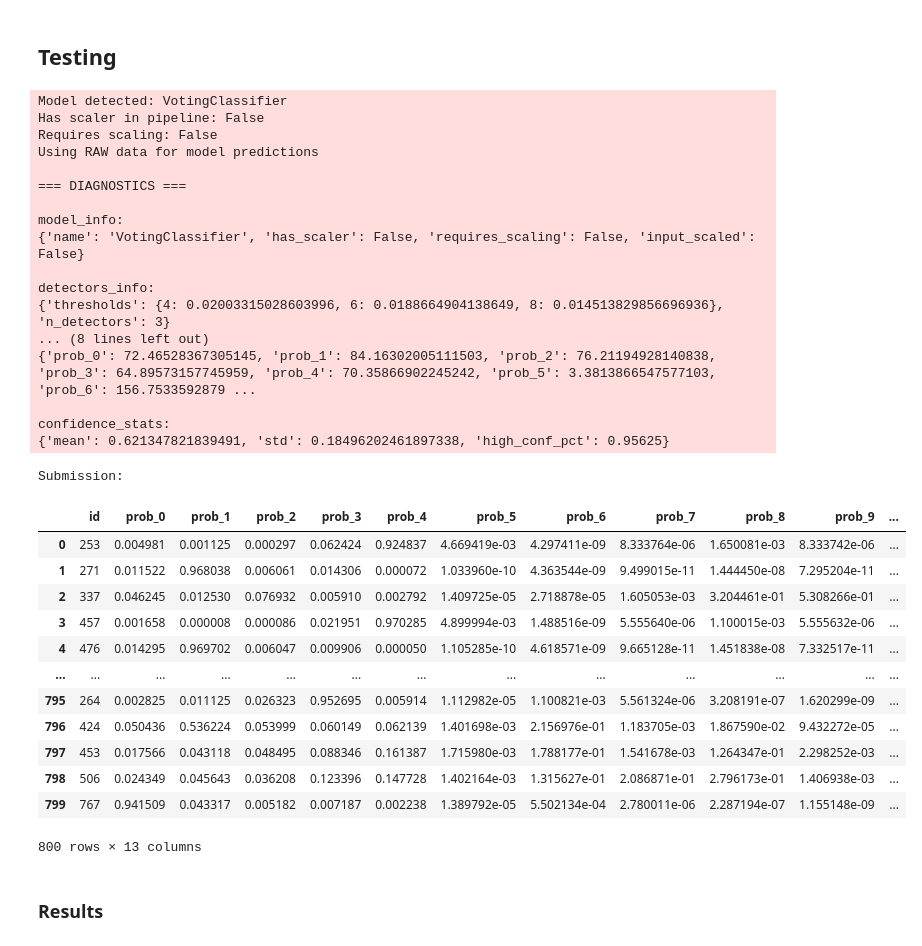
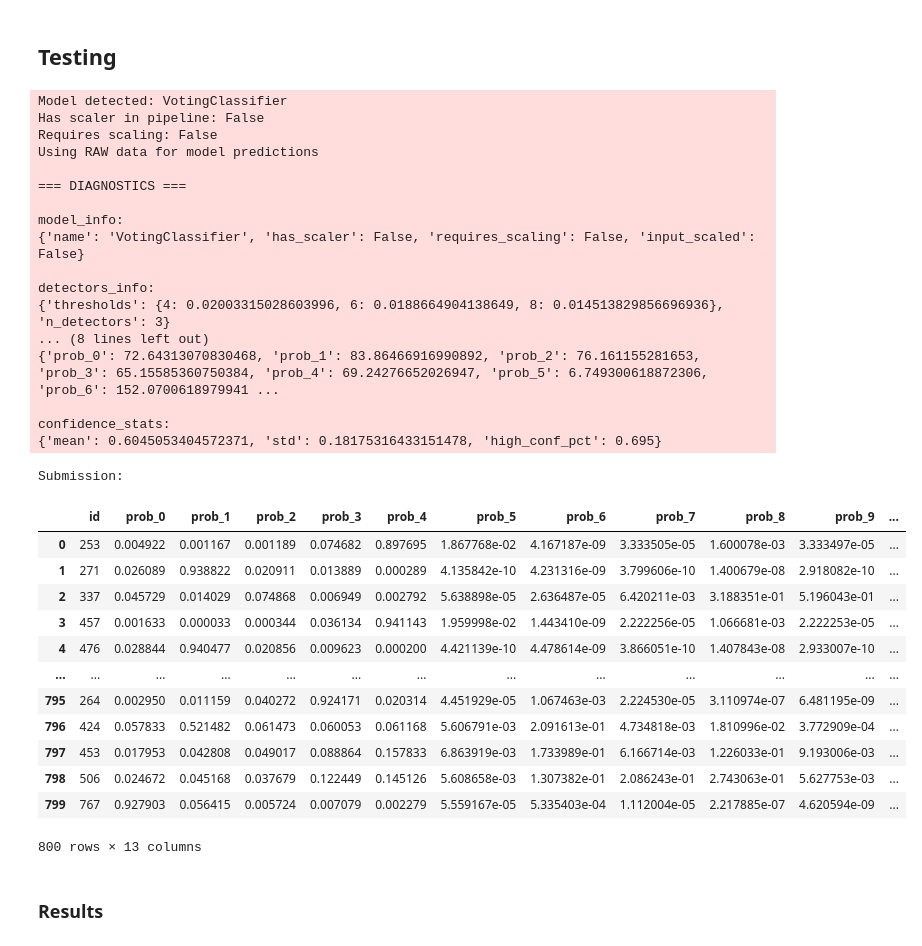
Before and after one commit to Andreavisi1/Challenge_B1_PHM_North_America_2023, a Jupyter notebook: main with import.ipynb, the cells around one changed output. Cells and saved outputs as stored; diff of their text form; code cells hidden in the pictures.

```diff
--- a/main with import.ipynb
+++ b/main with import.ipynb
@@ -349,48 +349,48 @@ submission_df, diagnostics = gen.create_submission_simple(
     X_tr=X_tr,
     y_tr=y_tr,
     X_test=X_te,
     test_df=test_df,
     best_model=best_model,
-    conf_thresh=0.3,       # soglia di confidence
-    ordinal_smooth=0.05    # smoothing ordinale
+    conf_thresh=0.5,       # soglia di confidence
+    ordinal_smooth=0.2    # smoothing ordinale
 )
 
 # -------------------------
 # Risultati
 # -------------------------
 print("Submission:")
 submission_df
 # %% [output]
 Model detected: VotingClassifier
 Has scaler in pipeline: False
 Requires scaling: False
 Using RAW data for model predictions
 
 === DIAGNOSTICS ===
 
 model_info:
 {'name': 'VotingClassifier', 'has_scaler': False, 'requires_scaling': False, 'input_scaled': False}
 
 detectors_info:
 {'thresholds': {4: 0.02003315028603996, 6: 0.0188664904138649, 8: 0.014513829856696936}, 'n_detectors': 3}
 ... (8 lines left out)
-{'prob_0': 72.46528367305145, 'prob_1': 84.16302005111503, 'prob_2': 76.21194928140838, 'prob_3': 64.89573157745959, 'prob_4': 70.35866902245242, 'prob_5': 3.3813866547577103, 'prob_6': 156.7533592879 ...
+{'prob_0': 72.64313070830468, 'prob_1': 83.86466916990892, 'prob_2': 76.161155281653, 'prob_3': 65.15585360750384, 'prob_4': 69.24276652026947, 'prob_5': 6.749300618872306, 'prob_6': 152.0700618979941 ...
 
 confidence_stats:
-{'mean': 0.621347821839491, 'std': 0.18496202461897338, 'high_conf_pct': 0.95625}
+{'mean': 0.6045053404572371, 'std': 0.18175316433151478, 'high_conf_pct': 0.695}
 Submission:
 |  | id | prob_0 | prob_1 | prob_2 | prob_3 | prob_4 | prob_5 | prob_6 | prob_7 | prob_8 | prob_9 | ... |
-| 0 | 253 | 0.004981 | 0.001125 | 0.000297 | 0.062424 | 0.924837 | 4.669419e-03 | 4.297411e-09 | 8.333764e-06 | 1.650081e-03 | 8.333742e-06 | ... |
-| 1 | 271 | 0.011522 | 0.968038 | 0.006061 | 0.014306 | 0.000072 | 1.033960e-10 | 4.363544e-09 | 9.499015e-11 | 1.444450e-08 | 7.295204e-11 | ... |
-| 2 | 337 | 0.046245 | 0.012530 | 0.076932 | 0.005910 | 0.002792 | 1.409725e-05 | 2.718878e-05 | 1.605053e-03 | 3.204461e-01 | 5.308266e-01 | ... |
-| 3 | 457 | 0.001658 | 0.000008 | 0.000086 | 0.021951 | 0.970285 | 4.899994e-03 | 1.488516e-09 | 5.555640e-06 | 1.100015e-03 | 5.555632e-06 | ... |
-| 4 | 476 | 0.014295 | 0.969702 | 0.006047 | 0.009906 | 0.000050 | 1.105285e-10 | 4.618571e-09 | 9.665128e-11 | 1.451838e-08 | 7.332517e-11 | ... |
+| 0 | 253 | 0.004922 | 0.001167 | 0.001189 | 0.074682 | 0.897695 | 1.867768e-02 | 4.167187e-09 | 3.333505e-05 | 1.600078e-03 | 3.333497e-05 | ... |
+| 1 | 271 | 0.026089 | 0.938822 | 0.020911 | 0.013889 | 0.000289 | 4.135842e-10 | 4.231316e-09 | 3.799606e-10 | 1.400679e-08 | 2.918082e-10 | ... |
+| 2 | 337 | 0.045729 | 0.014029 | 0.074868 | 0.006949 | 0.002792 | 5.638898e-05 | 2.636487e-05 | 6.420211e-03 | 3.188351e-01 | 5.196043e-01 | ... |
+| 3 | 457 | 0.001633 | 0.000033 | 0.000344 | 0.036134 | 0.941143 | 1.959998e-02 | 1.443410e-09 | 2.222256e-05 | 1.066681e-03 | 2.222253e-05 | ... |
+| 4 | 476 | 0.028844 | 0.940477 | 0.020856 | 0.009623 | 0.000200 | 4.421139e-10 | 4.478614e-09 | 3.866051e-10 | 1.407843e-08 | 2.933007e-10 | ... |
 | ... | ... | ... | ... | ... | ... | ... | ... | ... | ... | ... | ... | ... |
-| 795 | 264 | 0.002825 | 0.011125 | 0.026323 | 0.952695 | 0.005914 | 1.112982e-05 | 1.100821e-03 | 5.561324e-06 | 3.208191e-07 | 1.620299e-09 | ... |
-| 796 | 424 | 0.050436 | 0.536224 | 0.053999 | 0.060149 | 0.062139 | 1.401698e-03 | 2.156976e-01 | 1.183705e-03 | 1.867590e-02 | 9.432272e-05 | ... |
-| 797 | 453 | 0.017566 | 0.043118 | 0.048495 | 0.088346 | 0.161387 | 1.715980e-03 | 1.788177e-01 | 1.541678e-03 | 1.264347e-01 | 2.298252e-03 | ... |
-| 798 | 506 | 0.024349 | 0.045643 | 0.036208 | 0.123396 | 0.147728 | 1.402164e-03 | 1.315627e-01 | 2.086871e-01 | 2.796173e-01 | 1.406938e-03 | ... |
-| 799 | 767 | 0.941509 | 0.043317 | 0.005182 | 0.007187 | 0.002238 | 1.389792e-05 | 5.502134e-04 | 2.780011e-06 | 2.287194e-07 | 1.155148e-09 | ... |
+| 795 | 264 | 0.002950 | 0.011159 | 0.040272 | 0.924171 | 0.020314 | 4.451929e-05 | 1.067463e-03 | 2.224530e-05 | 3.110974e-07 | 6.481195e-09 | ... |
+| 796 | 424 | 0.057833 | 0.521482 | 0.061473 | 0.060053 | 0.061168 | 5.606791e-03 | 2.091613e-01 | 4.734818e-03 | 1.810996e-02 | 3.772909e-04 | ... |
+| 797 | 453 | 0.017953 | 0.042808 | 0.049017 | 0.088864 | 0.157833 | 6.863919e-03 | 1.733989e-01 | 6.166714e-03 | 1.226033e-01 | 9.193006e-03 | ... |
+| 798 | 506 | 0.024672 | 0.045168 | 0.037679 | 0.122449 | 0.145126 | 5.608658e-03 | 1.307382e-01 | 2.086243e-01 | 2.743063e-01 | 5.627753e-03 | ... |
+| 799 | 767 | 0.927903 | 0.056415 | 0.005724 | 0.007079 | 0.002279 | 5.559167e-05 | 5.335403e-04 | 1.112004e-05 | 2.217885e-07 | 4.620594e-09 | ... |
 800 rows × 13 columns
 # %% [markdown]
 ### Results
```
